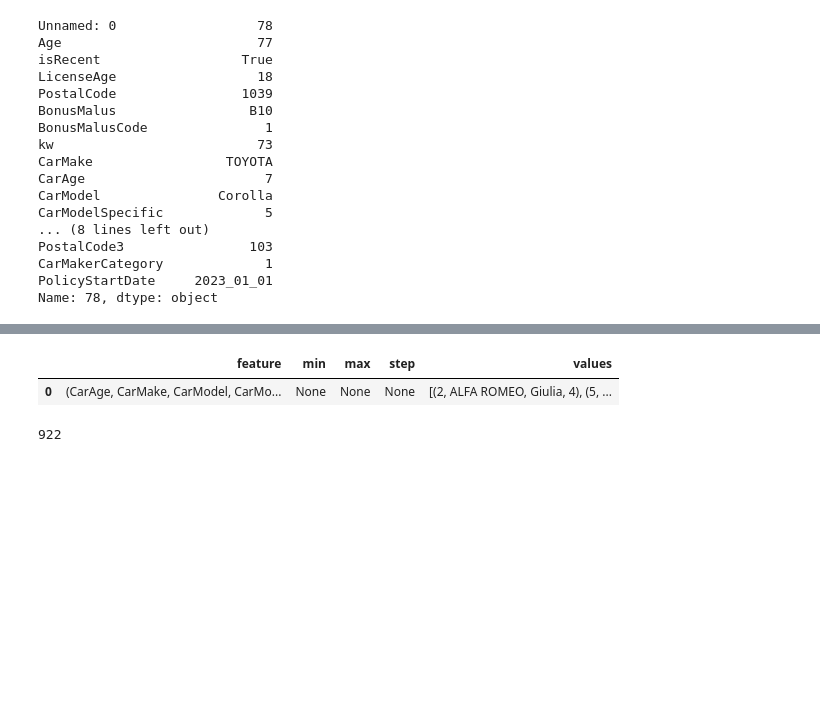
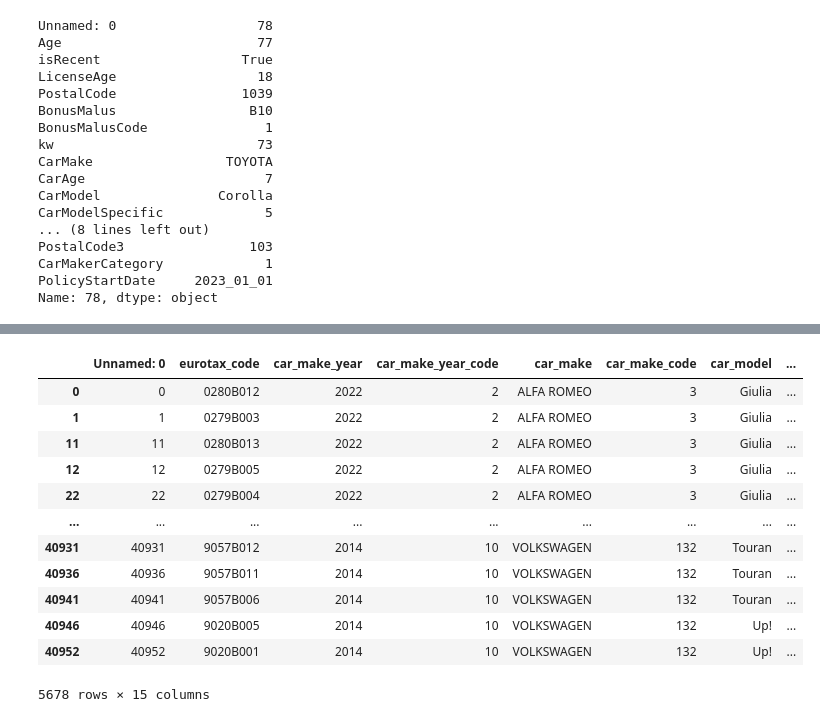
Before and after one commit to asdasde/market_models, a Jupyter notebook: notebooks/6_incremental_profile_params_maker.ipynb, the cells around one changed output, grey strips where cells are left out. Saved outputs shown, nothing was run; the diff lists cells and outputs as text; code cells hidden in the pictures; blank space fills up the shorter version.

```diff
--- a/notebooks/6_incremental_profile_params_maker.ipynb
+++ b/notebooks/6_incremental_profile_params_maker.ipynb
@@ -146 +112,8 @@ base_profile.to_csv(utils.get_incremental_base_profile_path("netrisk_casco", "v1
+# %%
+other_path = get_others_path("netrisk_casco")
+netrisk_cars = pd.read_csv(other_path / "netrisk_cars.csv", low_memory=False)
+# %%
+netrisk_cars = netrisk_cars.drop_duplicates('eurotax_code')
+netrisk_cars = netrisk_cars[netrisk_cars['car_make_year'] >= 2014]
+netrisk_cars['car_value'] = netrisk_cars['car_value'] * FORINT_TO_EUR
 # %%
@@ -171,9 +136,16 @@ values.to_csv(utils.get_incremental_values_path("netrisk_casco", "v12"))
-# %%
-values
-# %% [output]
-|  | feature | min | max | step | values |
-| 0 | (CarAge, CarMake, CarModel, CarMo... | None | None | None | [(2, ALFA ROMEO, Giulia, 4), (5, ... |
-# %%
-len(postal_codes)
-# %% [output]
-922
+# %%
+netrisk_cars
+# %% [output]
+|  | Unnamed: 0 | eurotax_code | car_make_year | car_make_year_code | car_make | car_make_code | car_model | ... |
+| 0 | 0 | 0280B012 | 2022 | 2 | ALFA ROMEO | 3 | Giulia | ... |
+| 1 | 1 | 0279B003 | 2022 | 2 | ALFA ROMEO | 3 | Giulia | ... |
+| 11 | 11 | 0280B013 | 2022 | 2 | ALFA ROMEO | 3 | Giulia | ... |
+| 12 | 12 | 0279B005 | 2022 | 2 | ALFA ROMEO | 3 | Giulia | ... |
+| 22 | 22 | 0279B004 | 2022 | 2 | ALFA ROMEO | 3 | Giulia | ... |
+| ... | ... | ... | ... | ... | ... | ... | ... | ... |
+| 40931 | 40931 | 9057B012 | 2014 | 10 | VOLKSWAGEN | 132 | Touran | ... |
+| 40936 | 40936 | 9057B011 | 2014 | 10 | VOLKSWAGEN | 132 | Touran | ... |
+| 40941 | 40941 | 9057B006 | 2014 | 10 | VOLKSWAGEN | 132 | Touran | ... |
+| 40946 | 40946 | 9020B005 | 2014 | 10 | VOLKSWAGEN | 132 | Up! | ... |
+| 40952 | 40952 | 9020B001 | 2014 | 10 | VOLKSWAGEN | 132 | Up! | ... |
+5678 rows × 15 columns
```
Also changed, not shown: parts of 18 cells of this notebook, 13 other files.
